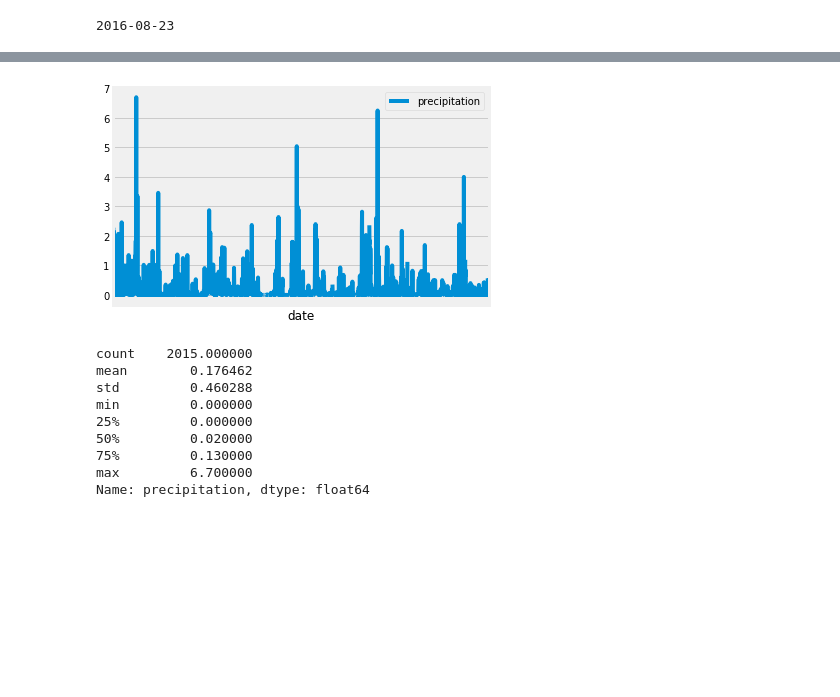
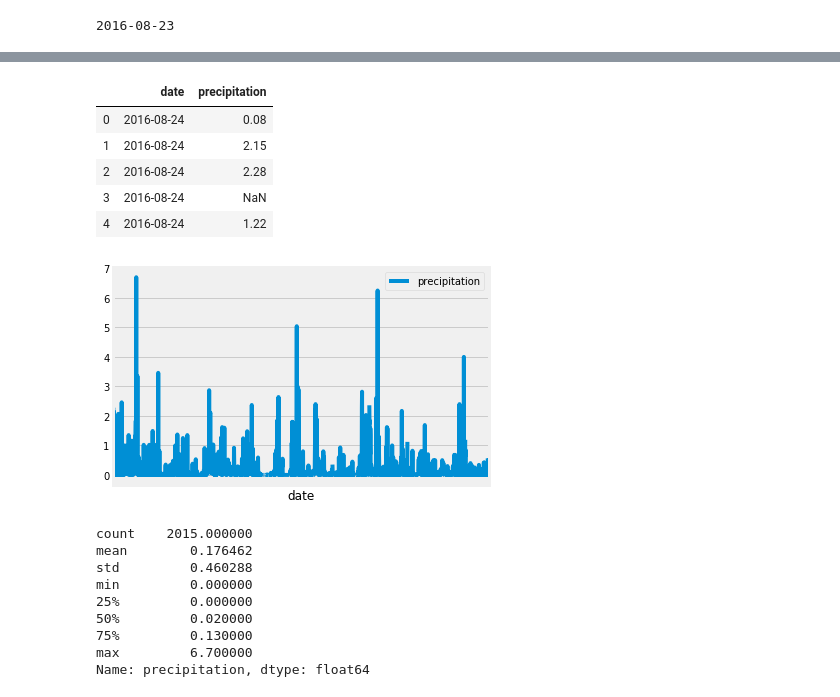
Before and after one commit to areeratk/Weather_Analytics, a Jupyter notebook: climate.ipynb, the cells around one changed output, grey strips where cells are left out. Saved outputs shown, nothing was run; the diff lists cells and outputs as text; code cells hidden in the pictures; blank space fills up the shorter version.

```diff
--- a/climate.ipynb
+++ b/climate.ipynb
@@ -87,16 +68,24 @@ results
 # %%
 # Save the query results as a Pandas DataFrame and set the index to the date column
 # Sort the dataframe by date
-# Use Pandas Plotting with Matplotlib to plot the data
-
 df = pd.DataFrame(results, columns=['date', 'precipitation'])
-df.set_index('date', inplace=True)
-df.plot()
-plt.xticks([])
-plt.savefig('./Images/prcp.png')
-plt.show()
+df.head()
 # %% [output]
-[figure, removed]
+|  | date | precipitation |
+| 0 | 2016-08-24 | 0.08 |
+| 1 | 2016-08-24 | 2.15 |
+| 2 | 2016-08-24 | 2.28 |
+| 3 | 2016-08-24 | NaN |
+| 4 | 2016-08-24 | 1.22 |
+# %%
+# Use Pandas Plotting with Matplotlib to plot the data
+df.set_index('date', inplace=True)
+df.plot()
+plt.xticks([])
+plt.savefig('./Images/prcp.png')
+plt.show()
+# %% [output]
+[figure, added]
 # %%
 # Use Pandas to calcualte the summary statistics for the precipitation data
 df["precipitation"].describe()
```
Also changed, not shown: parts of 9 cells of this notebook, 2 other files.
